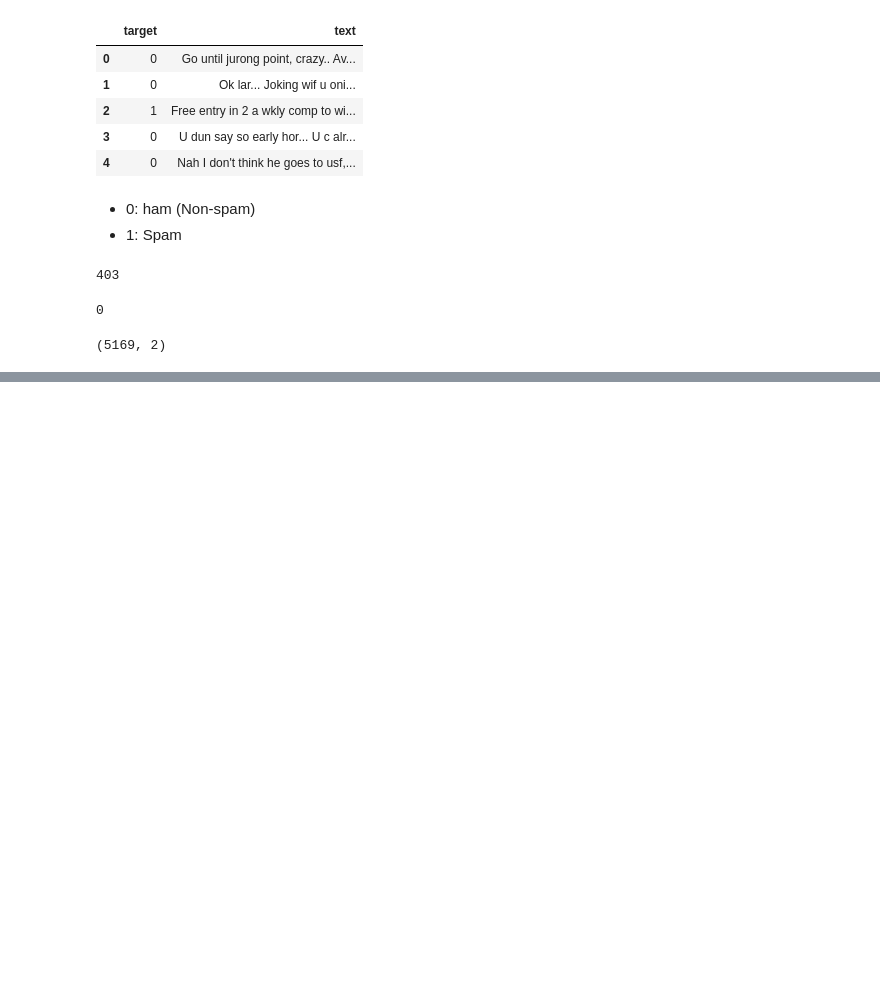
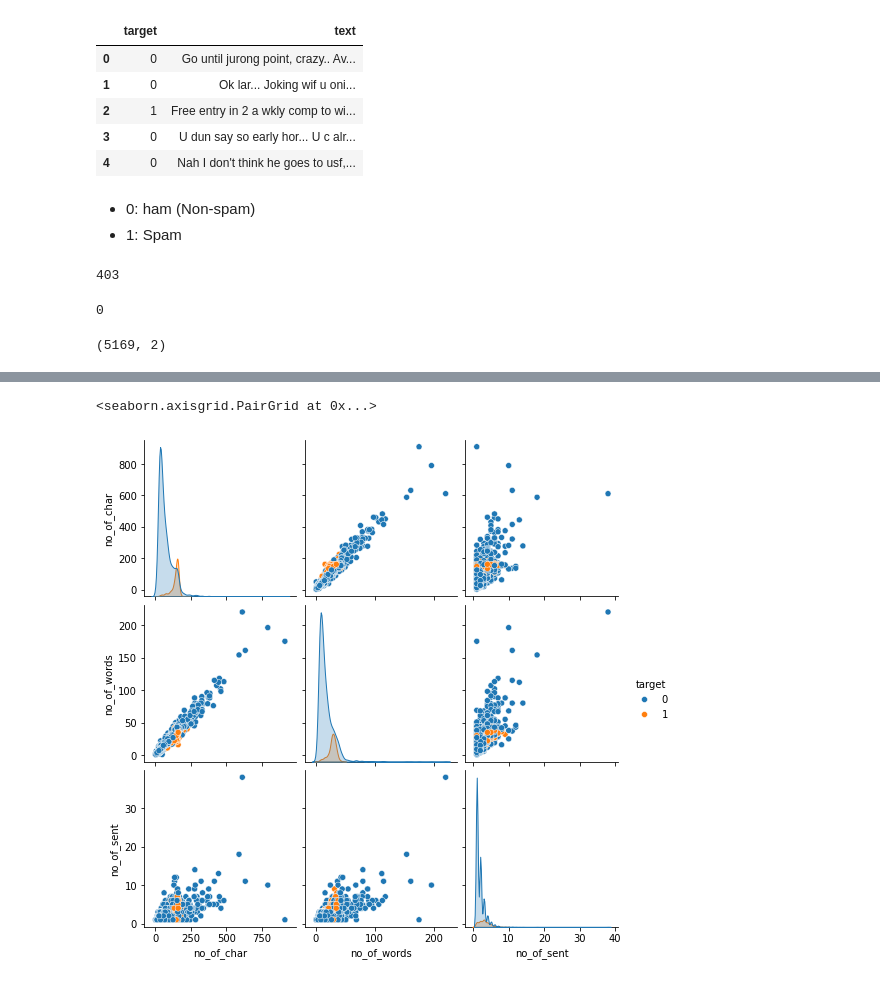
Before and after one commit to Nivedyart/Email_Spam_detection, a Jupyter notebook: Spam_detection.ipynb, the cells around one changed output, grey strips where cells are left out. Drawn from its saved outputs; the diff is of its cells as text; code cells hidden in the pictures; blank space fills up the shorter version.

```diff
--- a/Spam_detection.ipynb
+++ b/Spam_detection.ipynb
@@ -93,0 +123,4 @@ data.shape
+# %%
+#Counting the number of characters in each text
+data['no_of_char'] = data['text'].apply(len)
+data.head()
@@ -93,0 +134,4 @@ data.shape
+# %%
+#Counting the number of words in each text
+data['no_of_words'] = data['text'].apply(lambda x:len(nltk.word_tokenize(x)))
+data.head()
@@ -93,0 +145,4 @@ data.shape
+# %%
+##Counting the number of sentences in each text
+data['no_of_sent'] = data['text'].apply(lambda x: len(nltk.sent_tokenize(x)))
+data.head()
@@ -93,0 +198,5 @@ data.shape
+# %%
+sns.pairplot(data, hue='target')
+# %% [output]
+<seaborn.axisgrid.PairGrid at 0x...>
+[figure, added]
```
Also changed, not shown: parts of 53 cells of this notebook.
